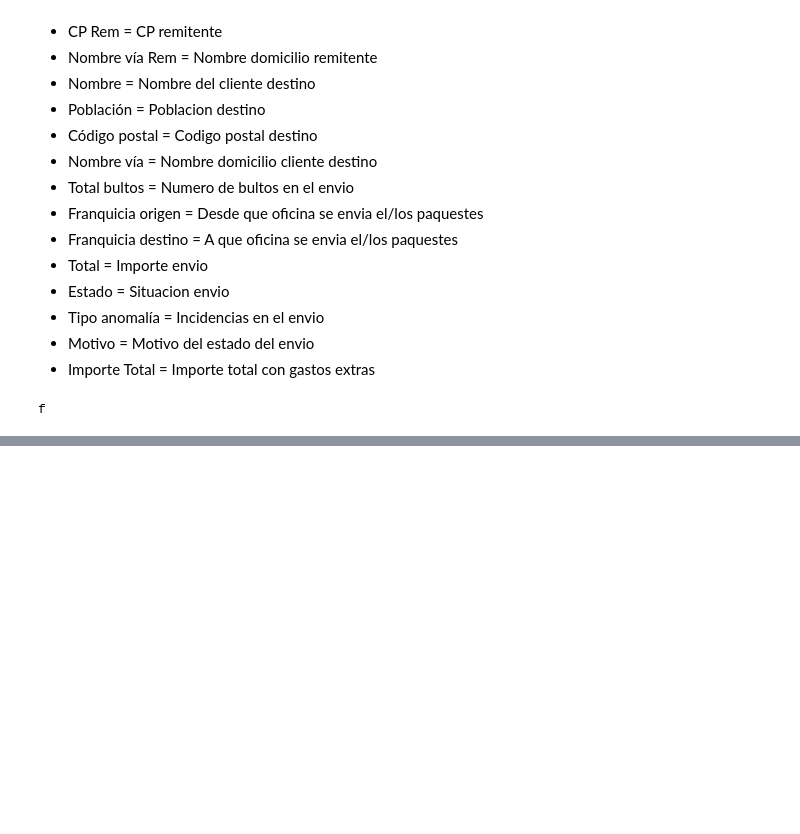
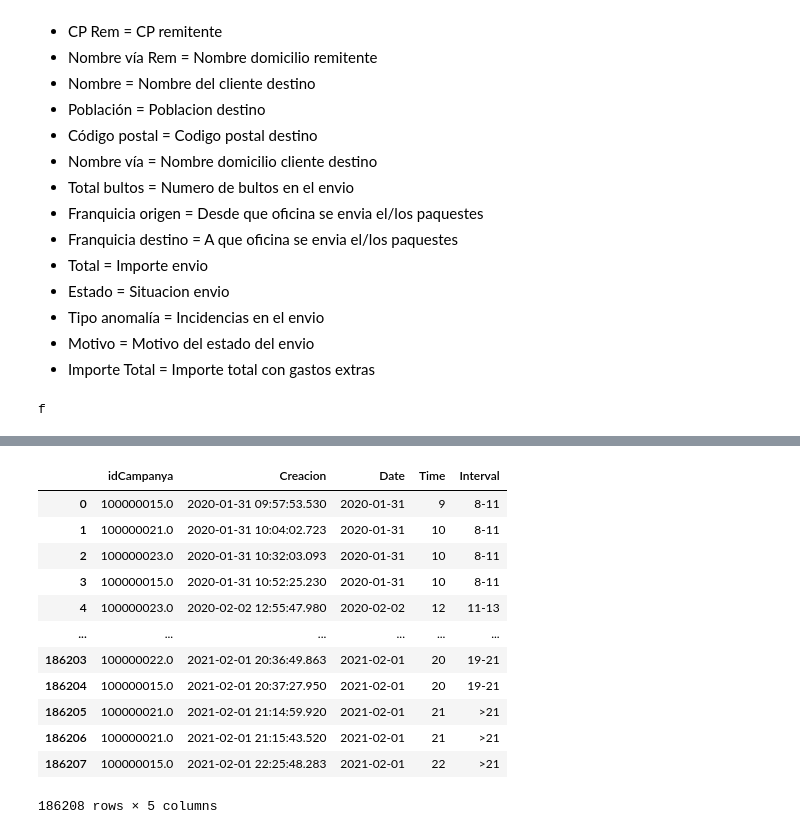
Before and after one commit to toniet/TFG, a Jupyter notebook: TFM_Modelo_Predictivo_Llamadas.ipynb, the cells around one changed output, grey strips where cells are left out. Saved outputs shown, nothing was run; the diff lists cells and outputs as text; code cells hidden in the pictures; blank space fills up the shorter version.

```diff
--- a/TFM_Modelo_Predictivo_Llamadas.ipynb
+++ b/TFM_Modelo_Predictivo_Llamadas.ipynb
@@ -178,0 +202,2 @@ f
+# %%
+df_callsfiltered.drop('tCreacion', axis=1, inplace=True)
@@ -178,0 +209,2 @@ f
+# %%
+df_callsfiltered['Date'] = df_callsfiltered['Creacion'].dt.date
@@ -178,0 +217,2 @@ f
+# %%
+df_callsfiltered['Time'] = pd.to_datetime(df_callsfiltered['Creacion'], format='%H:%M').dt.hour
@@ -178,0 +271,4 @@ f
+# %%
+cut_labels = ['<8','8-11','11-13','13-15','15-17','17-19','19-21','>21']
+cut_bins = [0,8,10,12,14,16,18,20,23]
+df_callsfiltered['Interval'] = pd.cut(df_callsfiltered['Time'], bins=cut_bins, labels=cut_labels)
@@ -178,0 +281,16 @@ f
+# %%
+df_callsfiltered
+# %% [output]
+|  | idCampanya | Creacion | Date | Time | Interval |
+| 0 | 100000015.0 | 2020-01-31 09:57:53.530 | 2020-01-31 | 9 | 8-11 |
+| 1 | 100000021.0 | 2020-01-31 10:04:02.723 | 2020-01-31 | 10 | 8-11 |
+| 2 | 100000023.0 | 2020-01-31 10:32:03.093 | 2020-01-31 | 10 | 8-11 |
+| 3 | 100000015.0 | 2020-01-31 10:52:25.230 | 2020-01-31 | 10 | 8-11 |
+| 4 | 100000023.0 | 2020-02-02 12:55:47.980 | 2020-02-02 | 12 | 11-13 |
+| ... | ... | ... | ... | ... | ... |
+| 186203 | 100000022.0 | 2021-02-01 20:36:49.863 | 2021-02-01 | 20 | 19-21 |
+| 186204 | 100000015.0 | 2021-02-01 20:37:27.950 | 2021-02-01 | 20 | 19-21 |
+| 186205 | 100000021.0 | 2021-02-01 21:14:59.920 | 2021-02-01 | 21 | >21 |
+| 186206 | 100000021.0 | 2021-02-01 21:15:43.520 | 2021-02-01 | 21 | >21 |
+| 186207 | 100000015.0 | 2021-02-01 22:25:48.283 | 2021-02-01 | 22 | >21 |
+186208 rows × 5 columns
```
Also changed, not shown: parts of 13 cells of this notebook, 1 other file.
